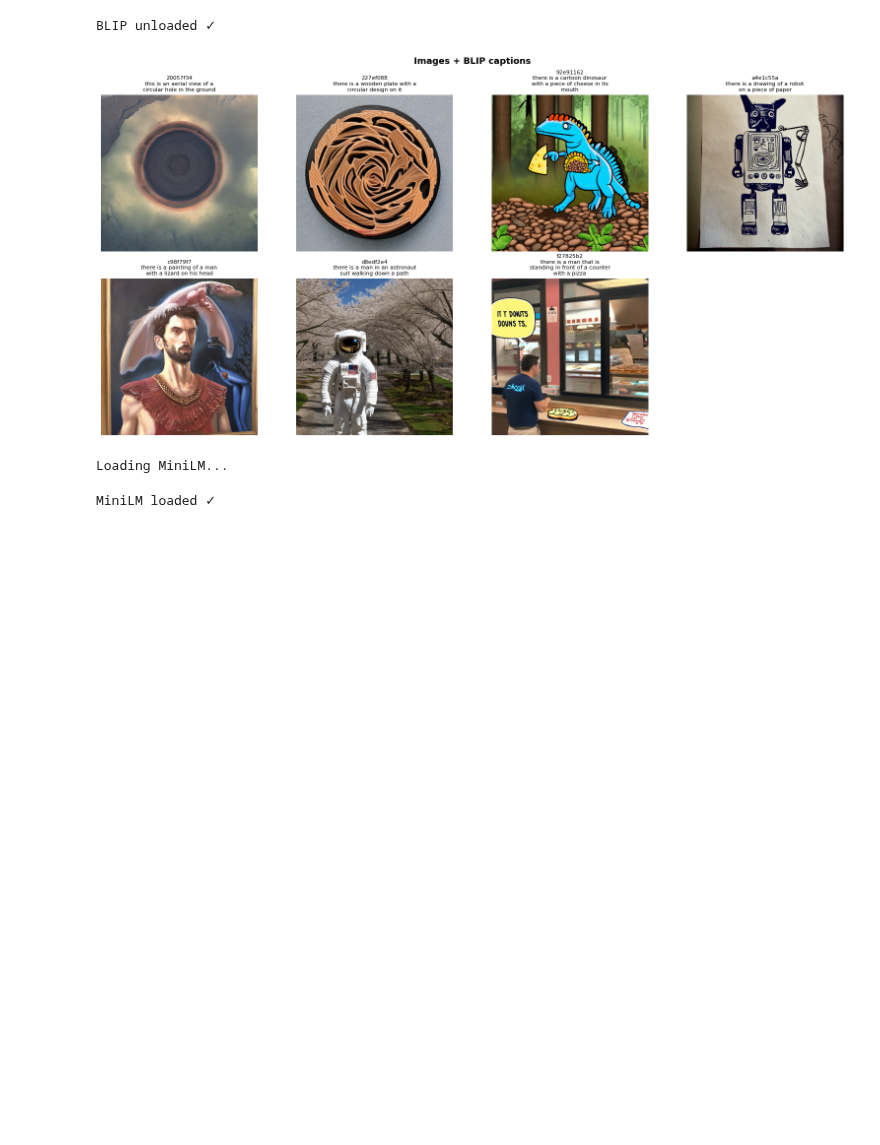
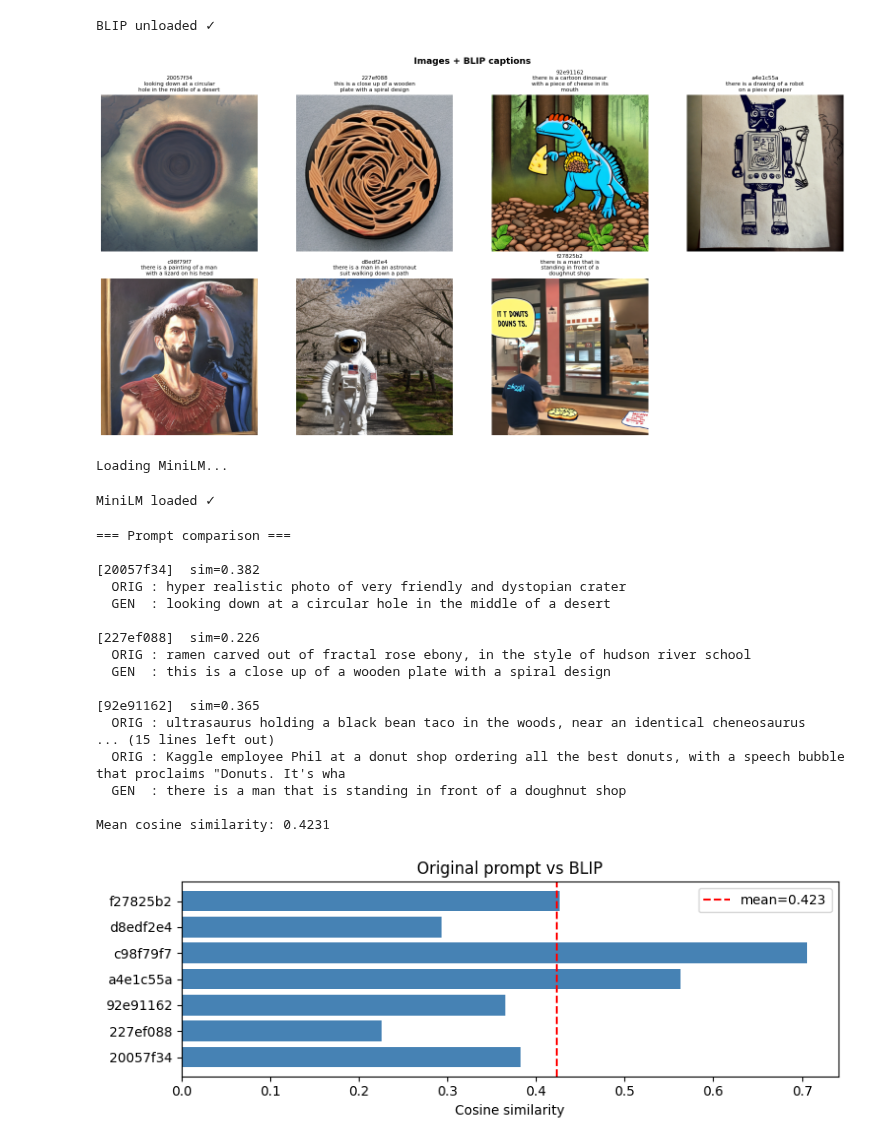
Before and after one commit to yuliia-krupka/sd-image-to-prompts, a Jupyter notebook: notebooks/sd-image-to-prompts.ipynb, the cells around one changed output. Cells and saved outputs as stored; diff of their text form; code cells hidden in the pictures; blank space fills up the shorter version.

Commit message:
feat: increase max_new_tokens, add prompt comparison block

```diff
--- a/notebooks/sd-image-to-prompts.ipynb
+++ b/notebooks/sd-image-to-prompts.ipynb
@@ -17,7 +17,7 @@ MINILM_PATH = "/kaggle/input/datasets/inversion/sentence-transformers-222/all-Mi
 IMAGES_PATH = "/kaggle/input/competitions/stable-diffusion-image-to-prompts/images"
 DEVICE      = "cuda" if torch.cuda.is_available() else "cpu"
 DTYPE       = torch.float16 if DEVICE == "cuda" else torch.float32
-MAX_TOKENS  = 40
+MAX_TOKENS  = 85
 EMBED_DIM   = 384
 
 print(f"Device: {DEVICE}")
@@ -44,7 +44,7 @@ for f in tqdm(img_files, desc="Captions"):
     img_id = f.replace(".png", "")
     inputs = processor(images[f], return_tensors="pt").to(DEVICE)
     with torch.no_grad():
-        out = model.generate(**inputs, max_new_tokens=MAX_TOKENS, num_beams=5, early_stopping=True)
+        out = model.generate(**inputs, max_new_tokens=MAX_TOKENS, num_beams=10,repetition_penalty=1.5, length_penalty=1.2, early_stopping=True)
     captions[img_id] = processor.decode(out[0], skip_special_tokens=True)
     gc.collect()
 
@@ -78,7 +78,7 @@ plt.suptitle("Images + BLIP captions", fontsize=13, fontweight="bold")
 plt.tight_layout()
 plt.show()
 # %% [output]
-[figure, old version]
+[figure, new version]
 # %%
 print("Loading MiniLM...")
 st_model = SentenceTransformer(MINILM_PATH)
@@ -91,6 +91,67 @@ embeddings = {
 # %% [output]
 Loading MiniLM...
 MiniLM loaded ✓
+# %%
+PROMPTS_CSV = "/kaggle/input/competitions/stable-diffusion-image-to-prompts/prompts.csv"
+
+if os.path.exists(PROMPTS_CSV):
+    prompts_df = pd.read_csv(PROMPTS_CSV).set_index("imgId")
+
+    rows_cmp = []
+    for img_id in img_ids:
+        orig = prompts_df.loc[img_id, "prompt"] if img_id in prompts_df.index else "—"
+        gen  = captions[img_id]
+
+        e_orig = st_model.encode(orig) if orig != "—" else None
+        e_gen  = embeddings[img_id]
+        sim    = float(np.dot(e_orig, e_gen) /
+                       (np.linalg.norm(e_orig) * np.linalg.norm(e_gen))) if e_orig is not None else float("nan")
+
+        rows_cmp.append({"img_id": img_id[:8], "original": orig, "generated": gen, "cosine_sim": round(sim, 3)})
+
+    cmp_df = pd.DataFrame(rows_cmp)
+
+    print("\n=== Prompt comparison ===")
+    for _, r in cmp_df.iterrows():
+        print(f"\n[{r.img_id}]  sim={r.cosine_sim:.3f}")
+        print(f"  ORIG : {r.original[:120]}")
+        print(f"  GEN  : {r.generated[:120]}")
+
+    print(f"\nMean cosine similarity: {cmp_df['cosine_sim'].mean():.4f}")
+
+    fig2, ax = plt.subplots(figsize=(8, 3))
+    ax.barh(cmp_df["img_id"], cmp_df["cosine_sim"], color="steelblue")
+    ax.axvline(cmp_df["cosine_sim"].mean(), color="red", linestyle="--",
+               label=f'mean={cmp_df["cosine_sim"].mean():.3f}')
+    ax.set_xlabel("Cosine similarity")
+    ax.set_title("Original prompt vs BLIP")
+    ax.legend()
+    plt.tight_layout()
+    plt.show()
+else:
+    print("prompts.csv not found (test images have no ground-truth prompts)")
+    print("\n=== Generated captions===")
+    for img_id in img_ids:
+        print(f"  [{img_id[:8]}] {captions[img_id]}")
+# %% [output]
+=== Prompt comparison ===
+
+[20057f34]  sim=0.382
+  ORIG : hyper realistic photo of very friendly and dystopian crater
+  GEN  : looking down at a circular hole in the middle of a desert
+
+[227ef088]  sim=0.226
+  ORIG : ramen carved out of fractal rose ebony, in the style of hudson river school
+  GEN  : this is a close up of a wooden plate with a spiral design
+
+[92e91162]  sim=0.365
+  ORIG : ultrasaurus holding a black bean taco in the woods, near an identical cheneosaurus
+... (15 lines left out)
+  ORIG : Kaggle employee Phil at a donut shop ordering all the best donuts, with a speech bubble that proclaims "Donuts. It's wha
+  GEN  : there is a man that is standing in front of a doughnut shop
+
+Mean cosine similarity: 0.4231
+[figure, added]
 # %%
 rows = [
     {"imgId_eId": f"{img_id}_{i}", "val": float(v)}
```
Also changed, not shown: parts of 1 cell of this notebook.
